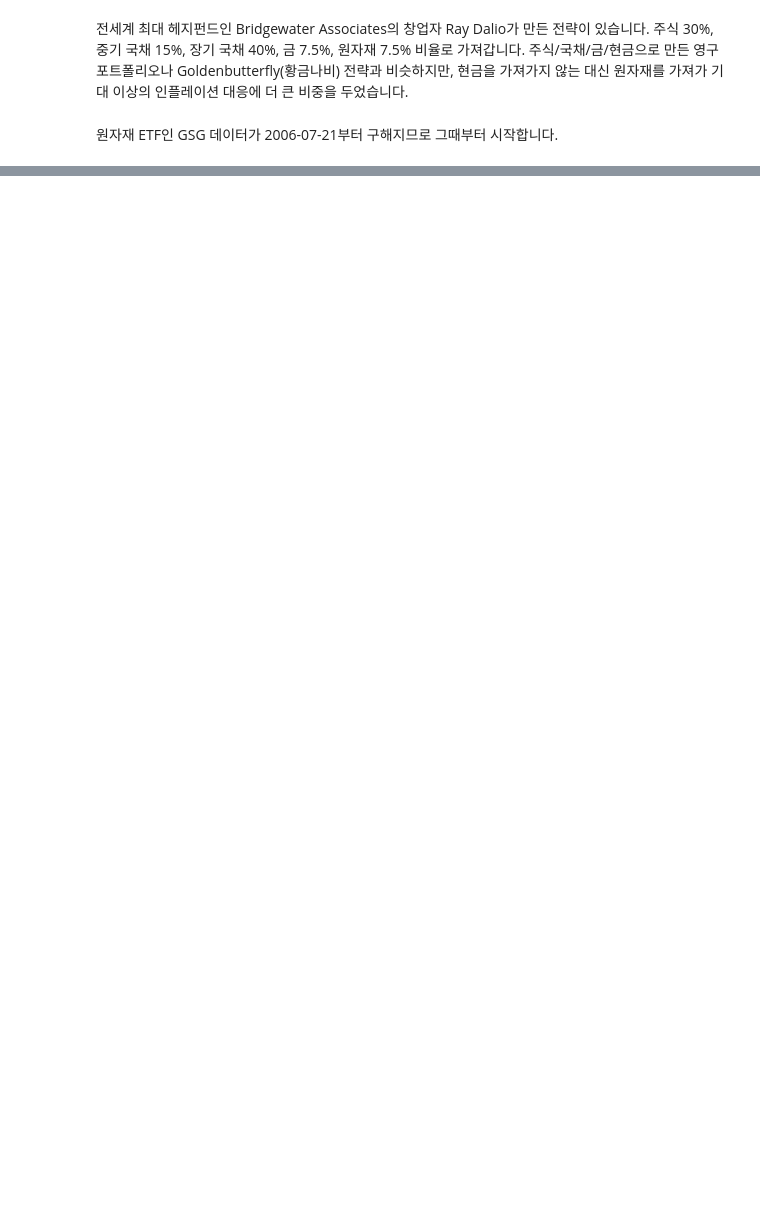
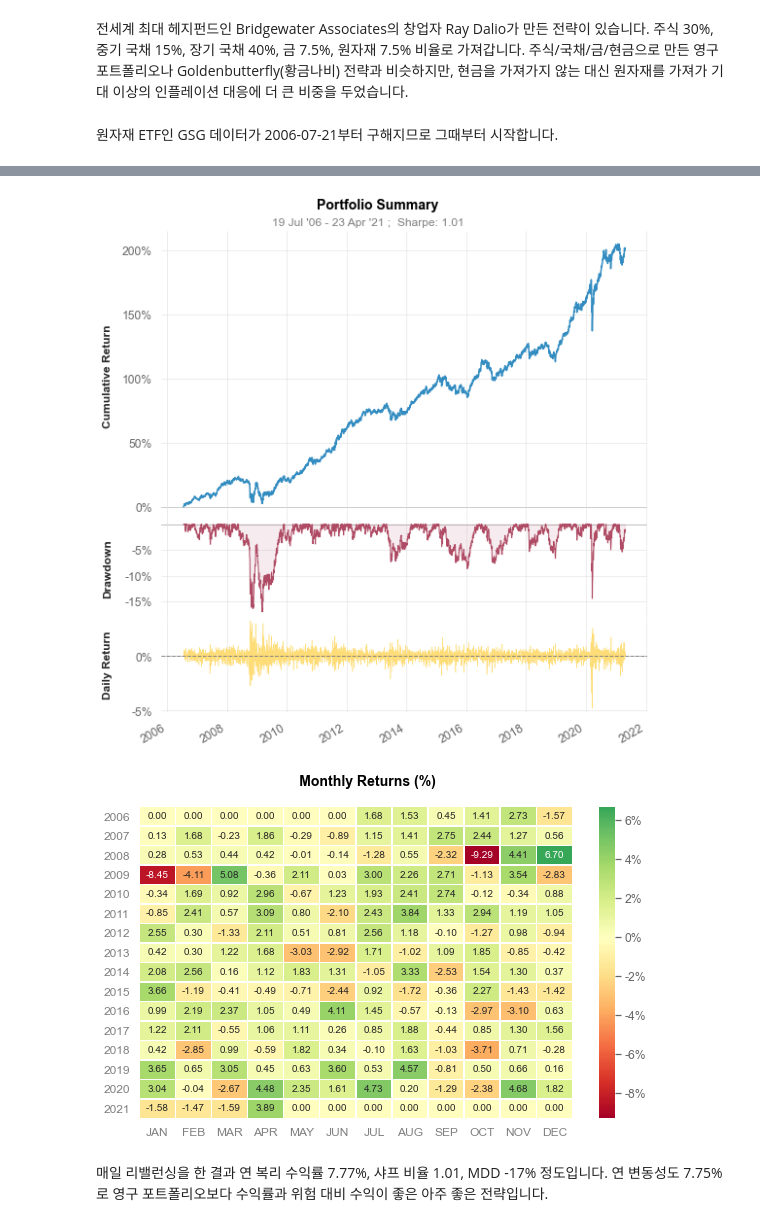
Before and after one commit to JacobJinwonLee/SampleAssetAllocation, a Jupyter notebook: AllSeasons/AssetAllocation_AllSeasons.ipynb, the cells around one changed output, grey strips where cells are left out. Saved outputs shown, nothing was run; the diff lists cells and outputs as text; code cells hidden in the pictures; blank space fills up the shorter version.

```diff
--- a/AllSeasons/AssetAllocation_AllSeasons.ipynb
+++ b/AllSeasons/AssetAllocation_AllSeasons.ipynb
@@ -15,10 +16,10 @@ plt.rcParams["figure.figsize"] = (10, 6) # (w, h)
 원자재 ETF인 GSG 데이터가 2006-07-21부터 구해지므로 그때부터 시작합니다.
 # %%
 start = '2006-07-21'
-end = '2021-02-12'
+end = '2021-04-23'
 
-vtsmx = web.DataReader('VTSMX', 'yahoo', start, end)['Adj Close'].to_frame("Close")
-vfitx = web.DataReader('VFITX', 'yahoo', start, end)['Adj Close'].to_frame("Close")
-vustx = web.DataReader('VUSTX', 'yahoo', start, end)['Adj Close'].to_frame("Close")
-gld = web.DataReader('GLD', 'yahoo', start, end)['Adj Close'].to_frame("Close")
-gsg = web.DataReader('GSG', 'yahoo', start, end)['Adj Close'].to_frame("Close")
+vti = web.DataReader('VTI', 'yahoo', start, end)['Adj Close'].to_frame("vti_Close")
+ief = web.DataReader('IEF', 'yahoo', start, end)['Adj Close'].to_frame("ief_Close")
+tlt = web.DataReader('TLT', 'yahoo', start, end)['Adj Close'].to_frame("tlt_Close")
+gld = web.DataReader('GLD', 'yahoo', start, end)['Adj Close'].to_frame("gld_Close")
+gsg = web.DataReader('GSG', 'yahoo', start, end)['Adj Close'].to_frame("gsg_Close")
@@ -27,7 +25,0 @@ Backtrader 패키지의 input 형태를 맞춥니다.
-# %%
-for column in ['Open', 'High', "Low"]:
-    vtsmx[column] = vtsmx["Close"]
-    vfitx[column] = vfitx['Close']
-    vustx[column] = vustx["Close"]
-    gld[column] = gld["Close"]
-    gsg[column] = gsg["Close"]
@@ -35,0 +38,10 @@ for column in ['Open', 'High', "Low"]:
+# %%
+vti_return = vti.pct_change(periods=1)
+ief_return = ief.pct_change(periods=1)
+tlt_return = tlt.pct_change(periods=1)
+gld_return = gld.pct_change(periods=1)
+gsg_return = gsg.pct_change(periods=1)
+
+df_return = pd.concat([vti_return, ief_return, tlt_return, gld_return, gsg_return], axis=1)
+
+df_return.head()
@@ -35,0 +56,3 @@ for column in ['Open', 'High', "Low"]:
+# %%
+df_return['AllSeason_return'] = df_return['vti_Close']*0.3+df_return['ief_Close']*0.15+df_return['tlt_Close']*0.4+df_return['gld_Close']*0.075+df_return['gsg_Close']*0.075
+df_return.head()
@@ -35,0 +67,7 @@ for column in ['Open', 'High', "Low"]:
+# %%
+quantstats.reports.plots(df_return['AllSeason_return'], mode='basic')
+# %% [output]
+[figure, added]
+[figure, added]
+# %% [markdown]
+매일 리밸런싱을 한 결과 연 복리 수익률 7.77%, 샤프 비율 1.01, MDD -17% 정도입니다. 연 변동성도 7.75%로 영구 포트폴리오보다 수익률과 위험 대비 수익이 좋은 아주 좋은 전략입니다.
```
Also changed, not shown: parts of 30 cells of this notebook.
